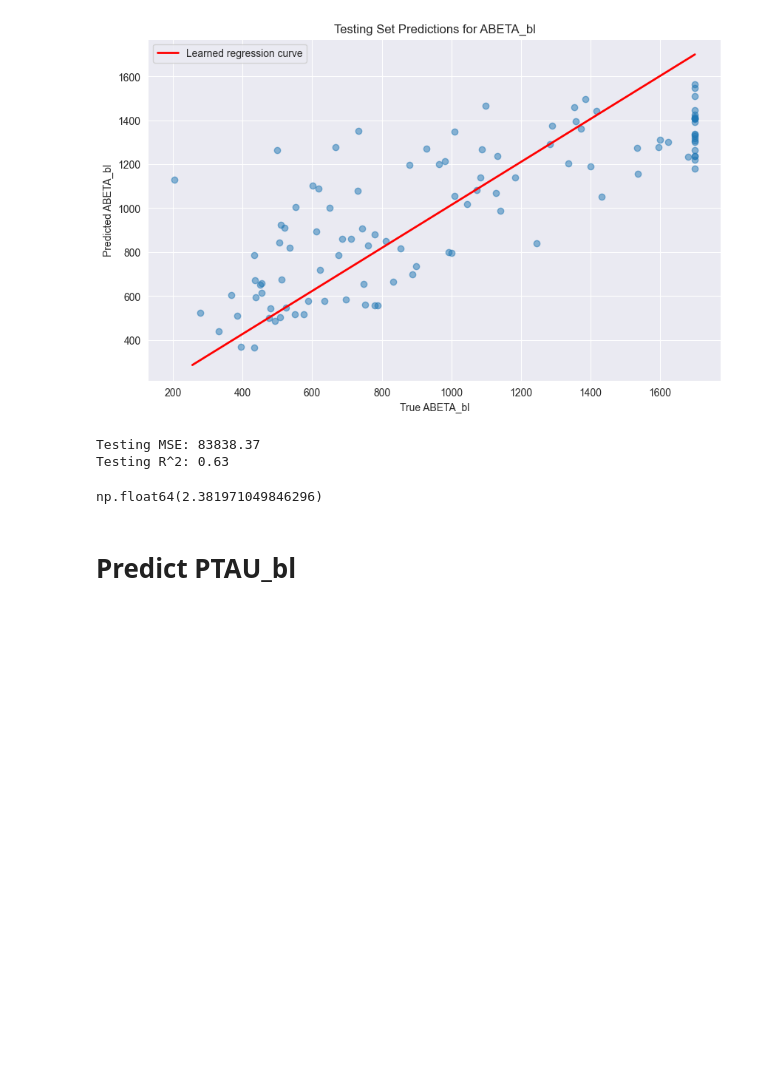
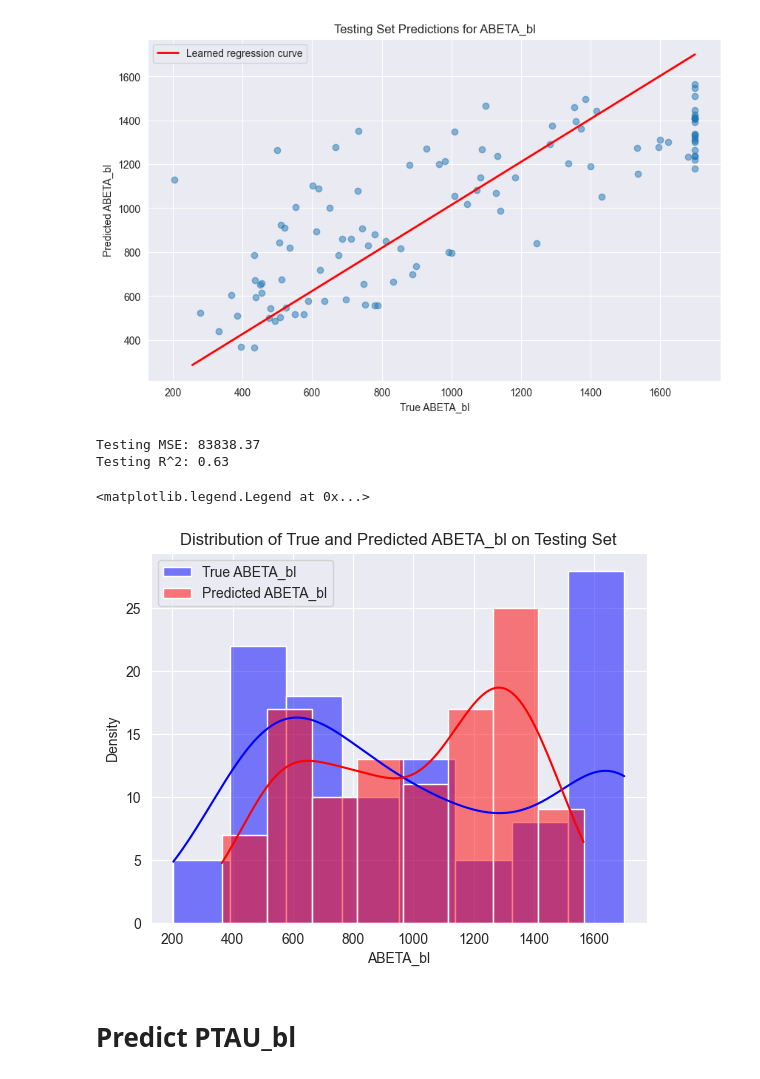
Before and after one commit to Aquila69420/adni-ml, a Jupyter notebook: train.ipynb, the cells around one changed output. Drawn from its saved outputs; the diff is of its cells as text; code cells hidden in the pictures; blank space fills up the shorter version.

```diff
--- a/train.ipynb
+++ b/train.ipynb
@@ -109,10 +121,17 @@ print(f'Testing R^2: {r2_test:.2f}')
 [figure]
 Testing MSE: 83838.37
 Testing R^2: 0.63
-# %%
-abs(test_gradient.mean() - train_gradient.mean())
-# %% [output]
-np.float64(2.381971049846296)
+# %%
+# Plot the distribution of the testing set predictions and the true values
+sns.histplot(y_test, color='blue', label='True ABETA_bl', kde=True)
+sns.histplot(y_mean_test, color='red', label='Predicted ABETA_bl', kde=True)
+plt.xlabel('ABETA_bl')
+plt.ylabel('Density')
+plt.title('Distribution of True and Predicted ABETA_bl on Testing Set')
+plt.legend()
+# %% [output]
+<matplotlib.legend.Legend at 0x...>
+[figure, added]
 # %% [markdown]
 # Predict PTAU_bl #
 # %% [markdown]
```
Also changed, not shown: parts of 16 cells of this notebook.
